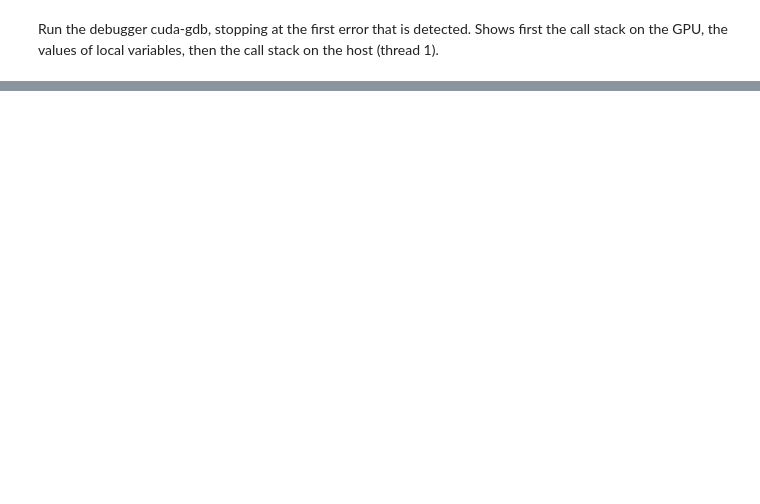
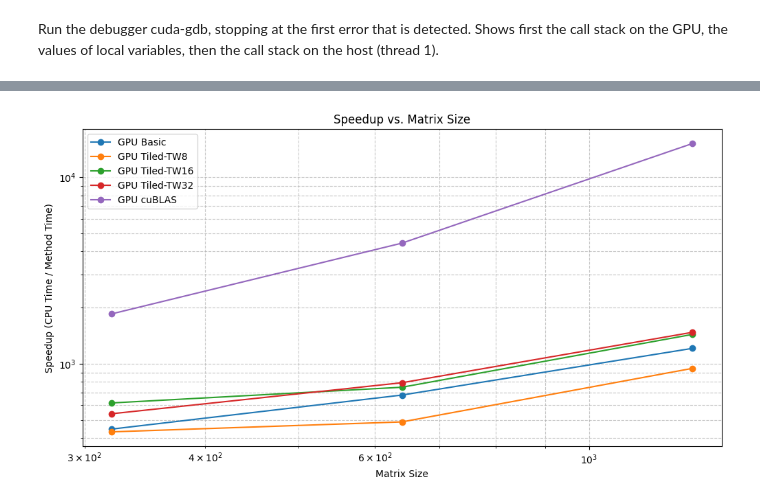
Before and after one commit to GLorenzo679/IA307-GPU-for-Deep-Learning, a Jupyter notebook: TP3/Matrix_Multiplication.ipynb, the cells around one changed output, grey strips where cells are left out. Saved outputs shown, nothing was run; the diff lists cells and outputs as text; code cells hidden in the pictures; blank space fills up the shorter version.

```diff
--- a/TP3/Matrix_Multiplication.ipynb
+++ b/TP3/Matrix_Multiplication.ipynb
@@ -590,0 +703,27 @@ Using host libthread_db library "/lib/x86_64-linux-gnu/libthread_db.so.1".
+# %%
+def plot_speedup_vs_msize(execution_times, m_size, labels):
+    speedups = []
+    methods = labels[1:]
+
+    for run in execution_times:
+        cpu_time = run["CPU"]
+        speedups.append([cpu_time / run[method] for method in methods])
+
+    speedups = np.array(speedups)
+
+    plt.figure(figsize=(12, 6))
+    for i, method in enumerate(methods):
+        plt.plot(m_size, speedups[:, i], marker='o', label=method)
+
+    plt.xlabel("Matrix Size")
+    plt.ylabel("Speedup (CPU Time / Method Time)")
+    plt.xscale("log")
+    plt.yscale("log")
+    plt.title("Speedup vs. Matrix Size")
+    plt.legend()
+    plt.grid(True, which="both", linestyle="--", alpha=0.7)
+    plt.show()
+
+plot_speedup_vs_msize(execution_times, m_size, labels)
+# %% [output]
+[figure, added]
```
Also changed, not shown: parts of 14 cells of this notebook.
